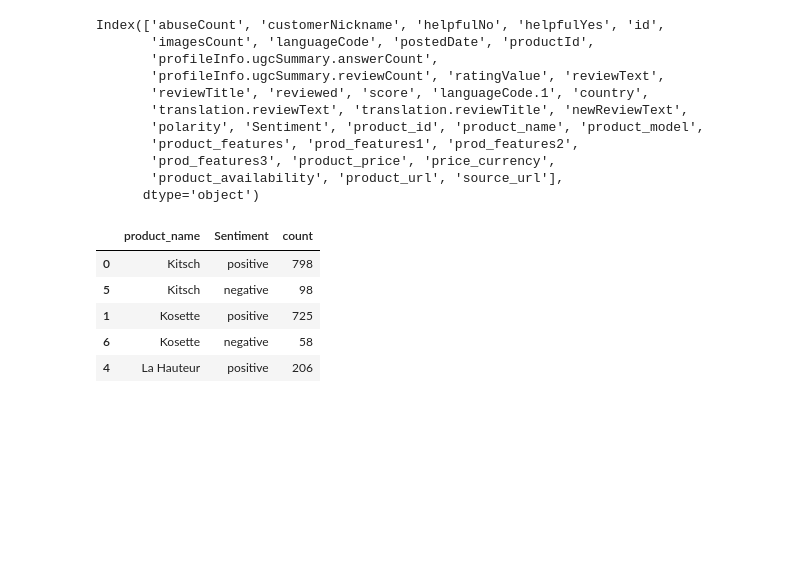
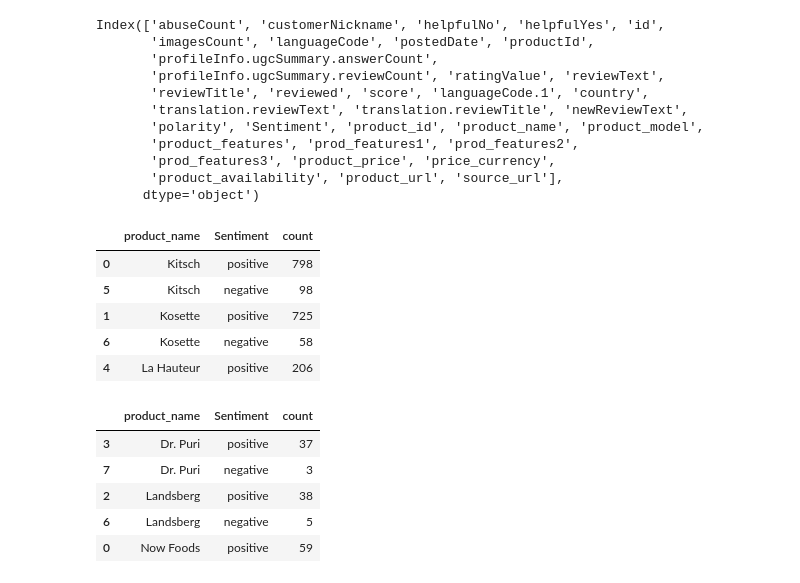
Before and after one commit to ShagunDwivedi/iHerbMasks, a Jupyter notebook: top5.ipynb, the cells around one changed output. Drawn from its saved outputs; the diff is of its cells as text; code cells hidden in the pictures; blank space fills up the shorter version.

```diff
--- a/top5.ipynb
+++ b/top5.ipynb
@@ -99,2 +107,12 @@ word_count_df = pd.DataFrame(df[df['product_name'].isin(['SunJoy','Kitsch','Kose
 # %%
 word_count_df.to_csv('./data/review_sentiment.tsv',sep='\t')
+# %%
+new_sentiment_df = pd.DataFrame(df[df['product_name'].isin(['One Fine Day', 'Landsberg', 'Dr. Puri', 'Puritas', 'Now Foods'])][['product_name','Sentiment']].value_counts()).reset_index().sort_values(by='product_name').rename(columns={0:'count'})
+new_sentiment_df.head()
+# %% [output]
+|  | product_name | Sentiment | count |
+| 3 | Dr. Puri | positive | 37 |
+| 7 | Dr. Puri | negative | 3 |
+| 2 | Landsberg | positive | 38 |
+| 6 | Landsberg | negative | 5 |
+| 0 | Now Foods | positive | 59 |
```
Also changed, not shown: parts of 11 cells of this notebook, 3 other files.
